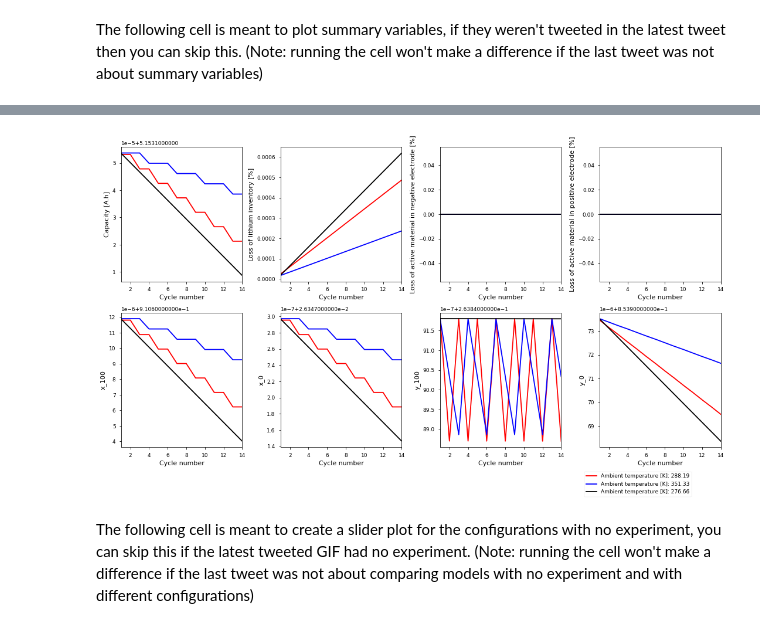
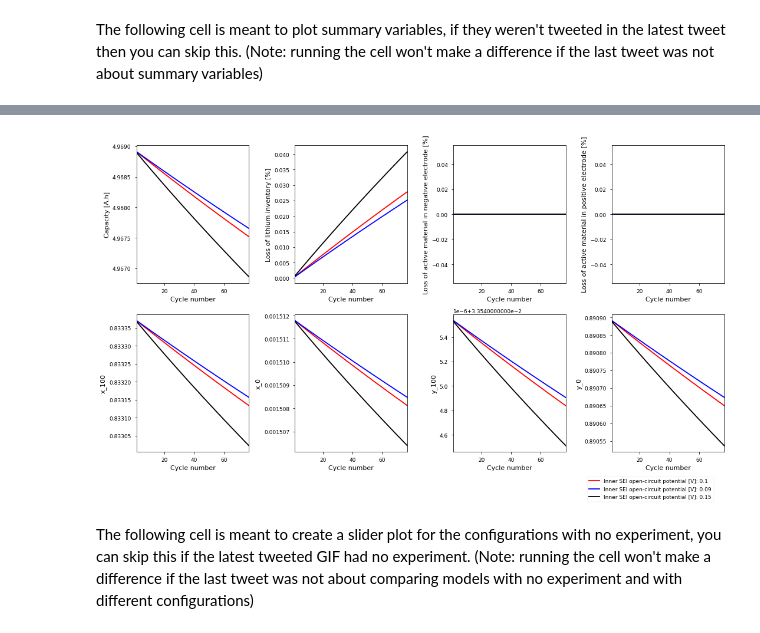
Before and after one commit to pybamm-team/BattBot, a Jupyter notebook: bot/run-simulation.ipynb, the cells around one changed output, grey strips where cells are left out. Drawn from its saved outputs; the diff is of its cells as text; code cells hidden in the pictures.

```diff
--- a/bot/run-simulation.ipynb
+++ b/bot/run-simulation.ipynb
@@ -97,7 +97,7 @@ The following cell is meant to plot summary variables, if they weren't tweeted i
 pybamm.set_logging_level("NOTICE")
 
 # if summary variables were tweeted
-if config["is_summary_variable"]:
+if config["is_experiment"] and not config["is_comparison"]:
 
     # don't terminate early if Ai2020 parameter sets were used
     if config["chemistry"] == pybamm.parameter_sets.Ai2020:
@@ -138,6 +138,8 @@ if config["is_summary_variable"]:
 
         if config["chemistry"] == pybamm.parameter_sets.Ai2020:
             sim.solve(calc_esoh=False)
+        elif config["chemistry"] == pybamm.parameter_sets.Mohtat2020:
+            sim.solve(initial_soc=1)
         else:
             sim.solve()
         solution = sim.solution
@@ -202,4 +204,4 @@ if config["is_summary_variable"]:
-[figure, old version]
+[figure, new version]
 # %% [markdown]
 The following cell is meant to create a slider plot for the configurations with no experiment, you can skip this if the latest tweeted GIF had no experiment. (Note: running the cell won't make a difference if the last tweet was not about comparing models with no experiment and with different configurations)
 # %%
```
Also changed, not shown: parts of 6 cells of this notebook, 9 other files.
